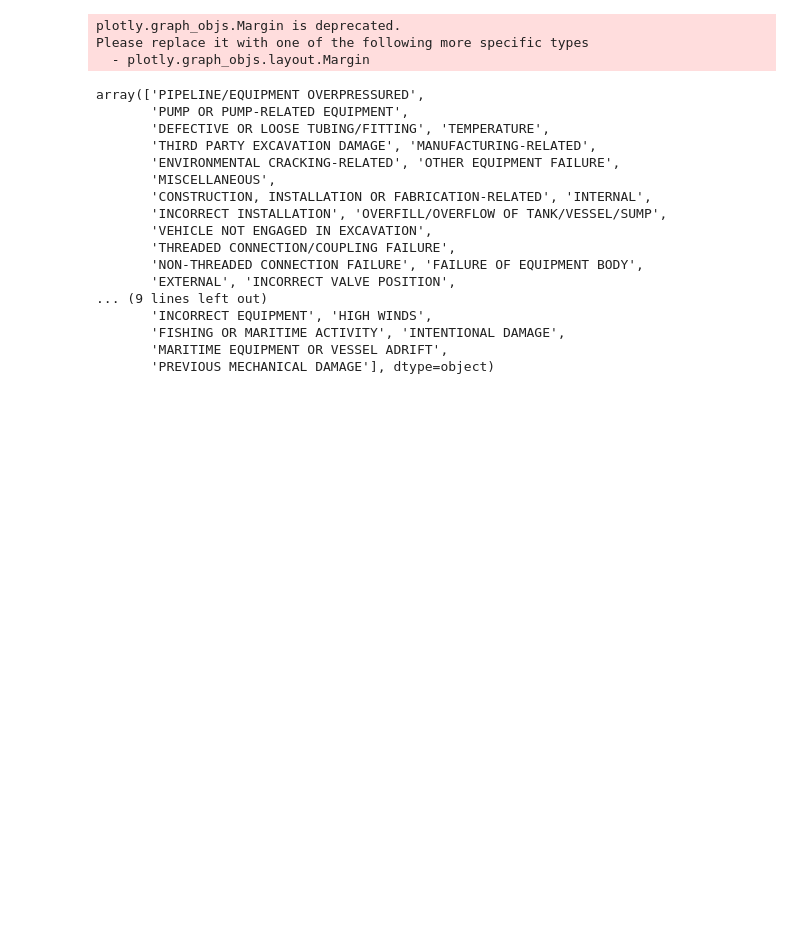
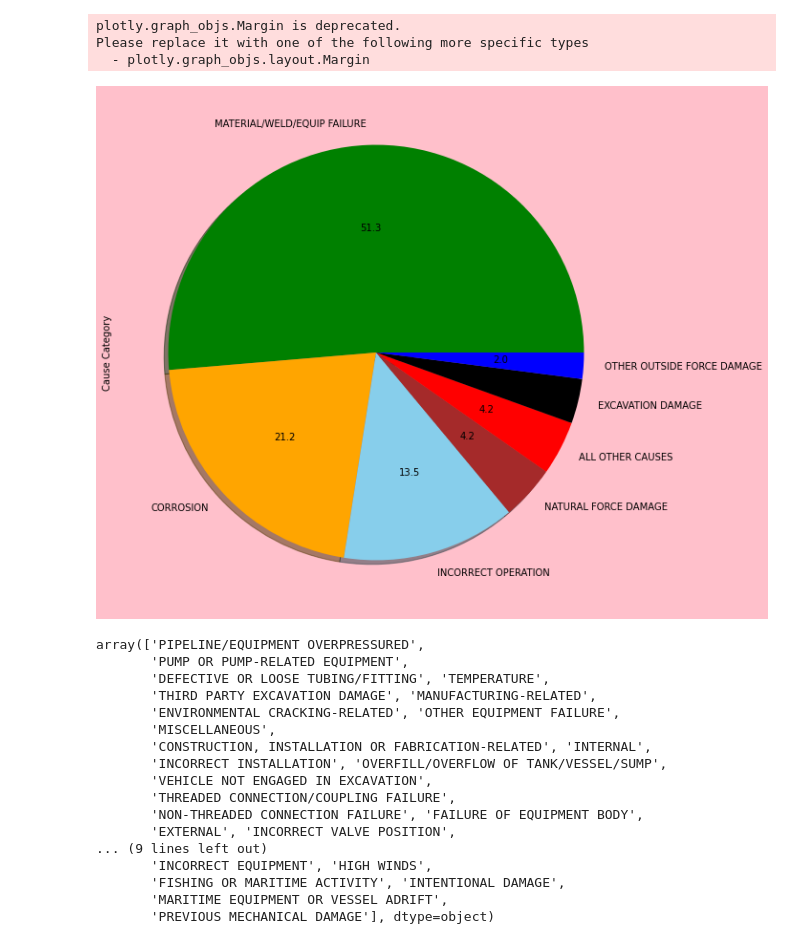
Before and after one commit to AdityaKD88/Oil_pipeline, a Jupyter notebook: app/analysis.ipynb, the cells around one changed output. Cells and saved outputs as stored; diff of their text form; code cells hidden in the pictures; blank space fills up the shorter version.

```diff
--- a/app/analysis.ipynb
+++ b/app/analysis.ipynb
@@ -163,6 +164,15 @@ py.iplot(fig, filename='basic-bar')
 plotly.graph_objs.Margin is deprecated.
 Please replace it with one of the following more specific types
   - plotly.graph_objs.layout.Margin
+# %%
+fig, ax = plt.subplots(facecolor='pink', figsize=(15,10))
+df['Cause Category'].value_counts().plot(kind='pie',
+                                    colors=['green','orange','skyblue','brown','red','black','blue'],
+                                    autopct='%.1f',
+                                    shadow=True)
+plt.show()
+# %% [output]
+[figure, added]
 # %%
 df['Cause Subcategory'].unique()
 # %% [output]
```
Also changed, not shown: parts of 29 cells of this notebook.
